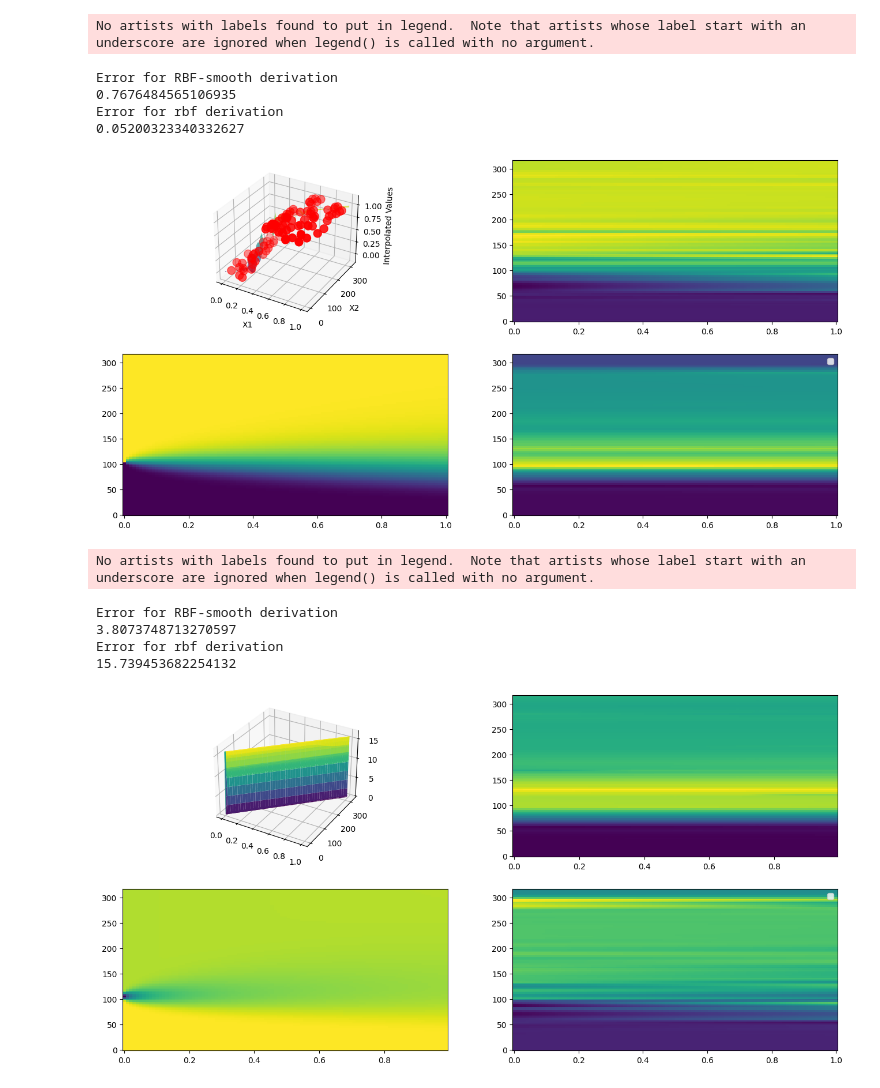
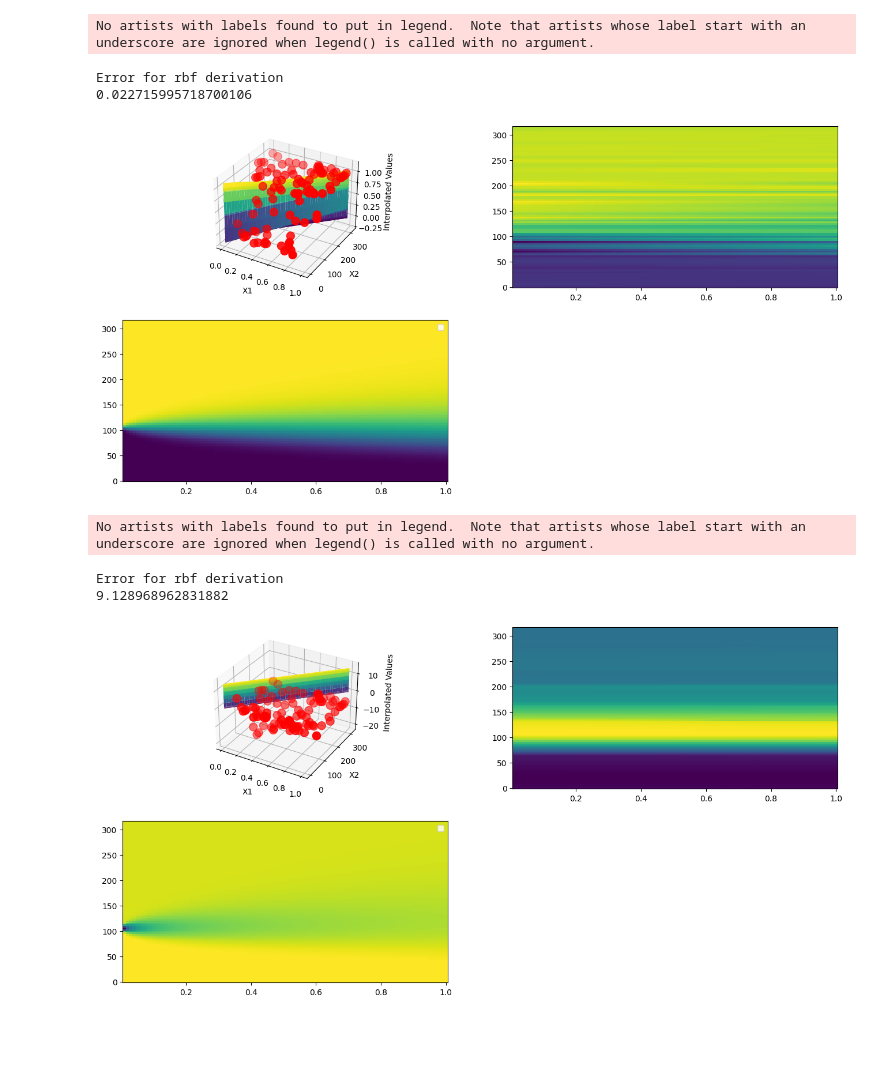
Before and after one commit to brunoCCOS/bs-find-with-sindy, a Jupyter notebook: src/Interpolation_tests.ipynb, the cells around one changed output. Drawn from its saved outputs; the diff is of its cells as text; code cells hidden in the pictures; blank space fills up the shorter version.

```diff
--- a/src/Interpolation_tests.ipynb
+++ b/src/Interpolation_tests.ipynb
@@ -15,10 +15,10 @@ from scipy.ndimage import gaussian_filter
 timesteps = 100
 # Parameters
 K = 105  # Strike price
-r = 0.1 # Risk-free interest rate
+r = 0.05 # Risk-free interest rate
 sigma = 0.4  # Volatility
 S = np.linspace(0.1, 3*K, timesteps)  # Stock price
-T = np.linspace(0., 1, timesteps)  # Time to maturity
+T = np.linspace(0.01, 1, timesteps)  # Time to maturity
 
 h_S = S[1] - S[0]  # step size for S
 h_T = T[1] - T[0]  # step size for T
@@ -29,21 +29,10 @@ ST = np.asarray([SS, TT]).T
 
 # Calculate the call prices and the deltas and gammas for the grid
 call_prices = black_scholes(SS, K, TT, r, sigma)
-theta = black_scholes_theta(SS, K, TT, r, sigma).T[:,1:]
+theta = black_scholes_theta(SS, K, TT, r, sigma)
 deltas = black_scholes_delta(SS, K, TT, r, sigma)
 gammas = black_scholes_gamma(SS, K, TT, r, sigma)
 # %%
-
-
-subsampled_u,subsampled_x,random_rows = subsample_f(call_prices,T,S,timesteps)
-
-# Sample data points and values
-X = np.array([list(a) for a in zip(subsampled_x,T)])
-
-subsampled_u_x = np.ravel(deltas[random_rows,np.linspace(0,timesteps-1,timesteps,dtype=int)])
-subsampled_u_xx = np.ravel(gammas[random_rows,np.linspace(0,timesteps-1,timesteps,dtype=int)])
-
-
 
 # Subsample the grid to create a less dense grid for interpolation
 indices = np.random.choice(np.arange(len(S) * len(T)), size=int(len(T)), replace=True)
@@ -51,3 +40,6 @@ sub_SS = SS.flatten()[indices]
 sub_TT = TT.flatten()[indices]
 sub_X = np.array([list(a) for a in zip(sub_SS,sub_TT)])
 sub_call_prices = call_prices.flatten()[indices]
+sub_deltas =deltas.flatten()[indices]
+sub_gammas = gammas.flatten()[indices]
+sub_theta = theta.flatten()[indices]
@@ -164,10 +91,10 @@ Error for rbf derivation
 # Plot the interpolated surface
 fig = plt.figure(figsize=[16,8])
 ax = fig.add_subplot(221, projection='3d')
-ax.plot_surface(T, S, rbf_values_x.reshape(SS.shape), cmap='viridis')
+ax.plot_surface(T, S, rbf_values_x.reshape(SS.shape).T, cmap='viridis')
 
 # Plot the original data points
-ax.scatter(X[:, 1], X[:, 0], subsampled_u_x, c='red', s=100, label='Original Data')
+ax.scatter(sub_X[:, 1], sub_X[:, 0], sub_deltas, c='red', s=100, label='Original Data')
 
 ax.set_xlabel('X1')
 ax.set_ylabel('X2')
@@ -182,54 +109,43 @@ ax3 = fig.add_subplot(223)
 ax3.pcolormesh(T, S, deltas.T)
 ax3= plt.gca()
 
-ax4 = fig.add_subplot(224)
-ax4.pcolormesh(T, S, rbf_deltas_numerical.T)
-ax4 = plt.gca()
 
-print('Error for RBF-smooth derivation')
-print(root_mean_squared_error(rbf_deltas_numerical.flatten(),deltas.flatten()))
 print('Error for rbf derivation')
-print(root_mean_squared_error(rbf_values_x,deltas.flatten()))
+print(relative_squared_error(deltas.flatten(),rbf_values_x))
 plt.legend()
 plt.show()
 # %% [output]
 No artists with labels found to put in legend.  Note that artists whose label start with an underscore are ignored when legend() is called with no argument.
-Error for RBF-smooth derivation
-0.7676484565106935
 Error for rbf derivation
-0.05200323340332627
+0.022715995718700106
-[figure, old version]
+[figure, new version]
 # %%
 # Plot the interpolated surface
 fig = plt.figure(figsize=[16,8])
 ax = fig.add_subplot(221, projection='3d')
 ax.plot_surface(T, S, rbf_values_t.reshape(SS.shape).T, cmap='viridis')
+# Plot the original data points
+ax.scatter(sub_X[:, 1], sub_X[:, 0], sub_theta, c='red', s=100, label='Original Data')
 
+ax.set_xlabel('X1')
+ax.set_ylabel('X2')
+ax.set_zlabel('Interpolated Values')
 
 
 ax2 = fig.add_subplot(222)
-ax2.pcolormesh(T[:-1], S,  rbf_values_t.reshape(SS.shape).T[:,1:])
-ax2 = plt.gca()
+ax2.pcolormesh(T, S,  rbf_values_t.reshape(SS.shape).T)
 
 ax3 = fig.add_subplot(223)
-ax3.pcolormesh(T[:-1], S, theta)
+ax3.pcolormesh(T, S, theta.T)
 ax3= plt.gca()
 
-ax4 = fig.add_subplot(224)
-ax4.pcolormesh(T, S, rbf_theta_numerical.T)
-ax4 = plt.gca()
-
-print('Error for RBF-smooth derivation')
-print(relative_squared_error(rbf_theta_numerical.flatten()[100:],theta.flatten()))
 print('Error for rbf derivation')
-print(relative_squared_error(rbf_values_t[100:],theta.flatten()))
+print(relative_squared_error(theta.flatten(),rbf_values_t))
 plt.legend()
 plt.show()
 # %% [output]
 No artists with labels found to put in legend.  Note that artists whose label start with an underscore are ignored when legend() is called with no argument.
-Error for RBF-smooth derivation
-3.8073748713270597
 Error for rbf derivation
-15.739453682254132
+9.128968962831882
-[figure, old version]
+[figure, new version]
 # %%
```
Also changed, not shown: parts of 11 cells of this notebook, 5 other files.
